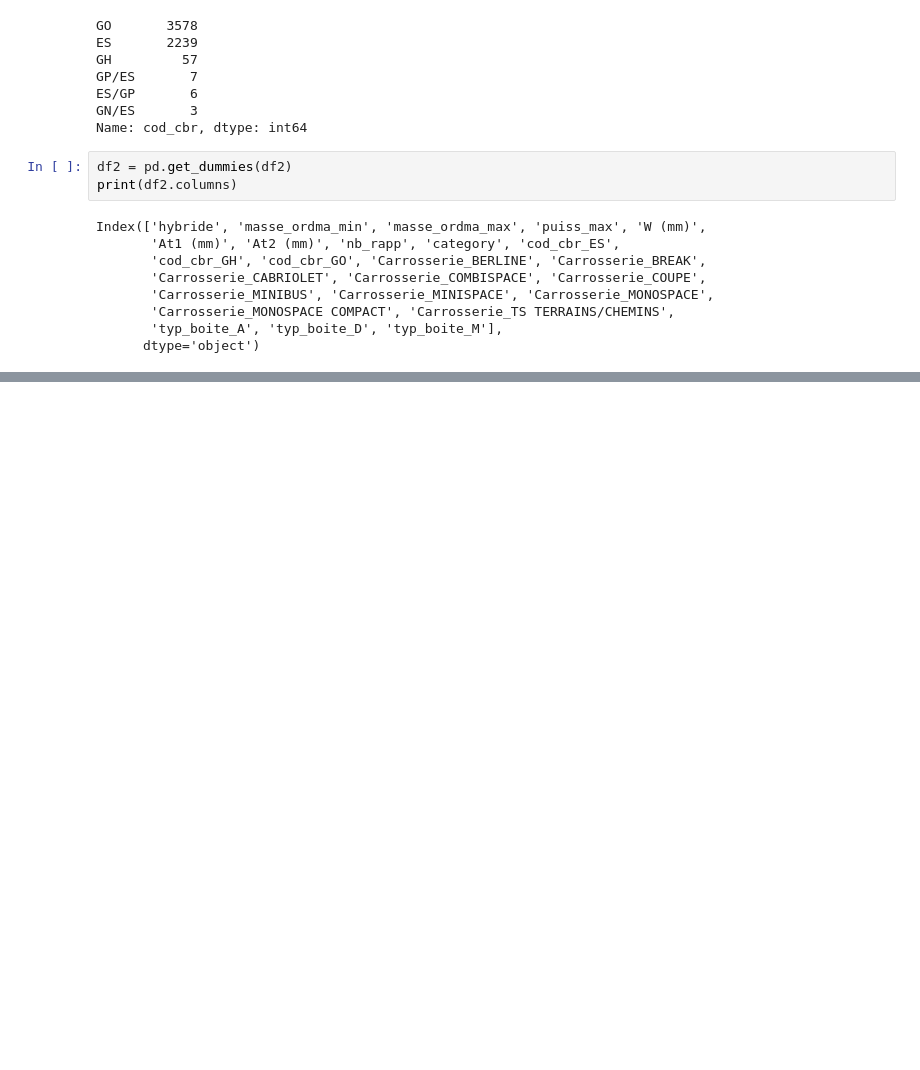
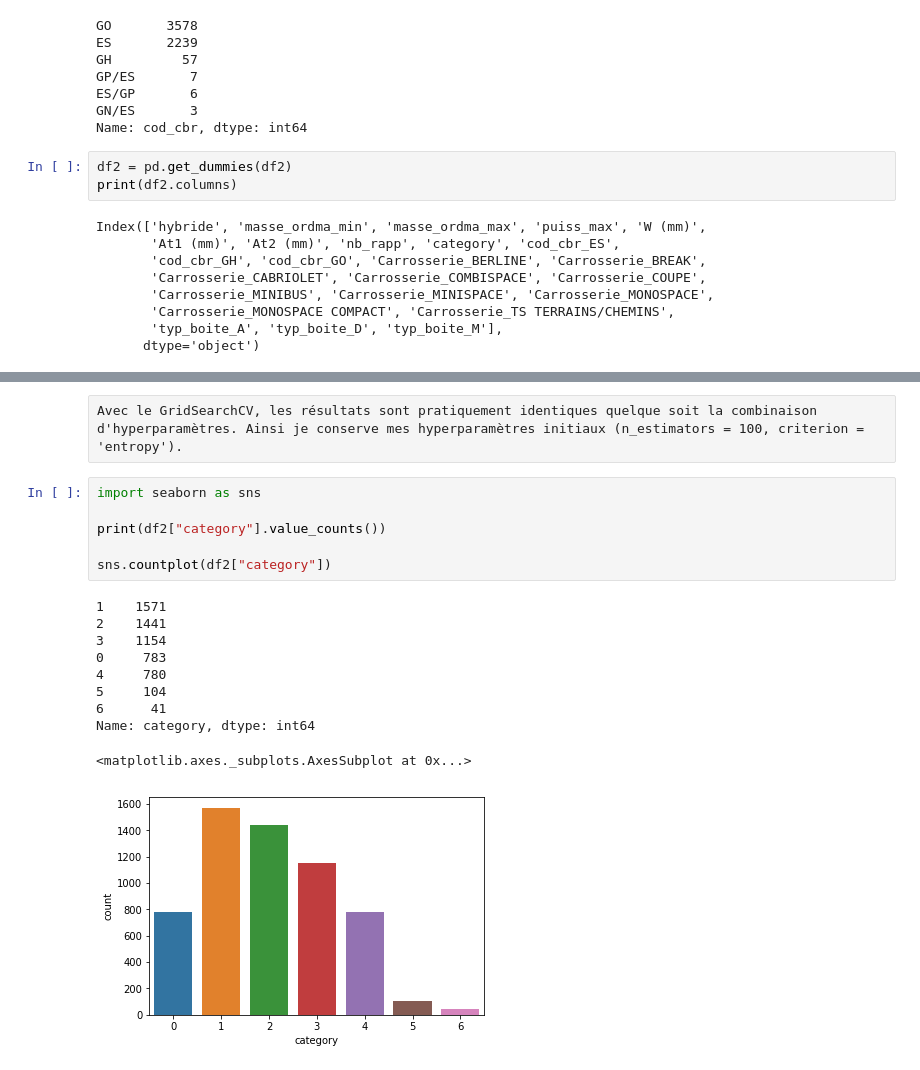
Before and after one commit to DataScientest-Studio/dec24_bds_co2, a Jupyter notebook: notebooks/5.0-ugo-first-models.ipynb, the cells around one changed output, grey strips where cells are left out. Cells and saved outputs as stored; diff of their text form; blank space fills up the shorter version.

```diff
--- a/notebooks/5.0-ugo-first-models.ipynb
+++ b/notebooks/5.0-ugo-first-models.ipynb
@@ -759,0 +899,19 @@ KNN test :  0.8774468085106383
+# %% [raw]
+Avec le GridSearchCV, les résultats sont pratiquement identiques quelque soit la combinaison d'hyperparamètres. Ainsi je conserve mes hyperparamètres initiaux (n_estimators = 100, criterion = 'entropy').
+# %%
+import seaborn as sns
+
+print(df2["category"].value_counts())
+
+sns.countplot(df2["category"])
+# %% [output]
+1    1571
+2    1441
+3    1154
+0     783
+4     780
+5     104
+6      41
+Name: category, dtype: int64
+<matplotlib.axes._subplots.AxesSubplot at 0x...>
+[figure, added]
```
Also changed, not shown: parts of 10 cells of this notebook.
